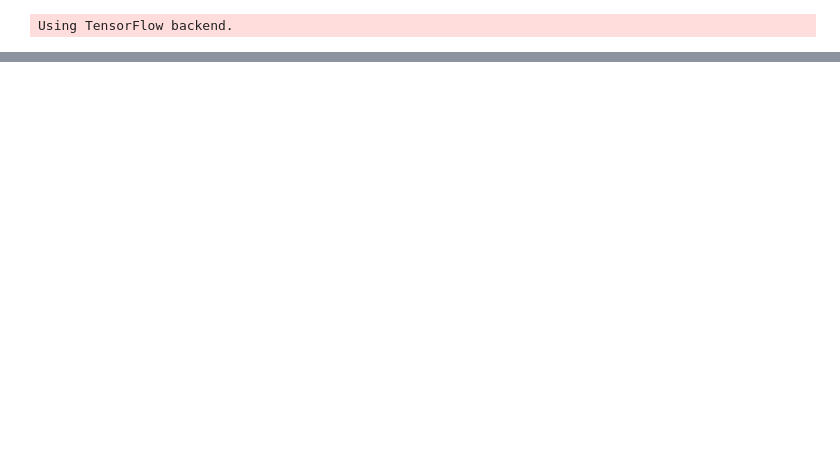
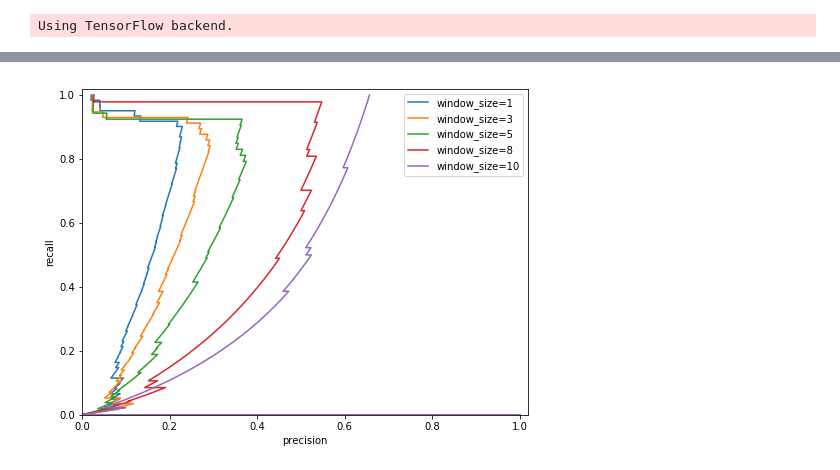
Before and after one commit to svenhsia/lstm-anomaly-detection, a Jupyter notebook: Gaussian_method.ipynb, the cells around one changed output, grey strips where cells are left out. Drawn from its saved outputs; the diff is of its cells as text; code cells hidden in the pictures; blank space fills up the shorter version.

```diff
--- a/Gaussian_method.ipynb
+++ b/Gaussian_method.ipynb
@@ -27 +33,11 @@ error_vectors = pred - val1Y
+# %%
+def gaussian(x):
+    """This function computes the likelihood of a given error vector"""
+    k = x.shape[-1]
+    f = lambda x: np.exp(-.5 * (np.array(x)-avg).dot(cov_inv).dot(np.array(x)-avg)) / np.sqrt(cov_det * np.power(2*np.pi, k))
+    x = np.array(x)
+    if x.ndim == 1:
+        return f(x)
+    else:
+        return np.array([f(v) for v in x])
 # %%
@@ -59,0 +111,15 @@ vala = pd.read_csv('../vala_treated.csv', index_col=0)
+# %%
+# plot precision-recall curve
+plt.figure(figsize=(8, 6))
+for i, memory_width in enumerate(memory_widths):
+    value_label = np.array([[err, 0] for err in err_avg_n[i]] + [[err, 1] for err in err_avg_a[i]])
+    p_trace, r_trace, _ = precision_recall_curve(value_label[:, 1], -value_label[:, 0])
+    plt.plot(p_trace, r_trace, label="window_size={}".format(memory_width))
+plt.xlabel('precision')
+plt.ylabel('recall')
+plt.xlim((0,1.02))
+plt.ylim((0,1.02))
+plt.legend(loc='best')
+plt.show()
+# %% [output]
+[figure, added]
```
Also changed, not shown: parts of 47 cells of this notebook, 11 other files.
